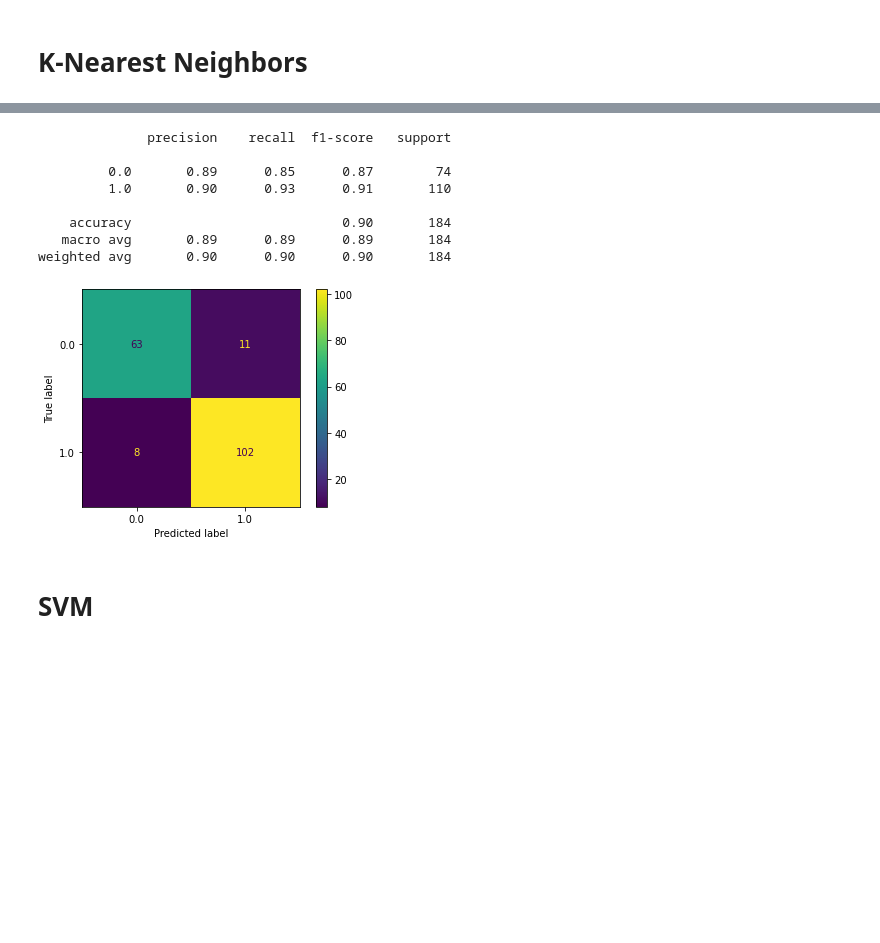
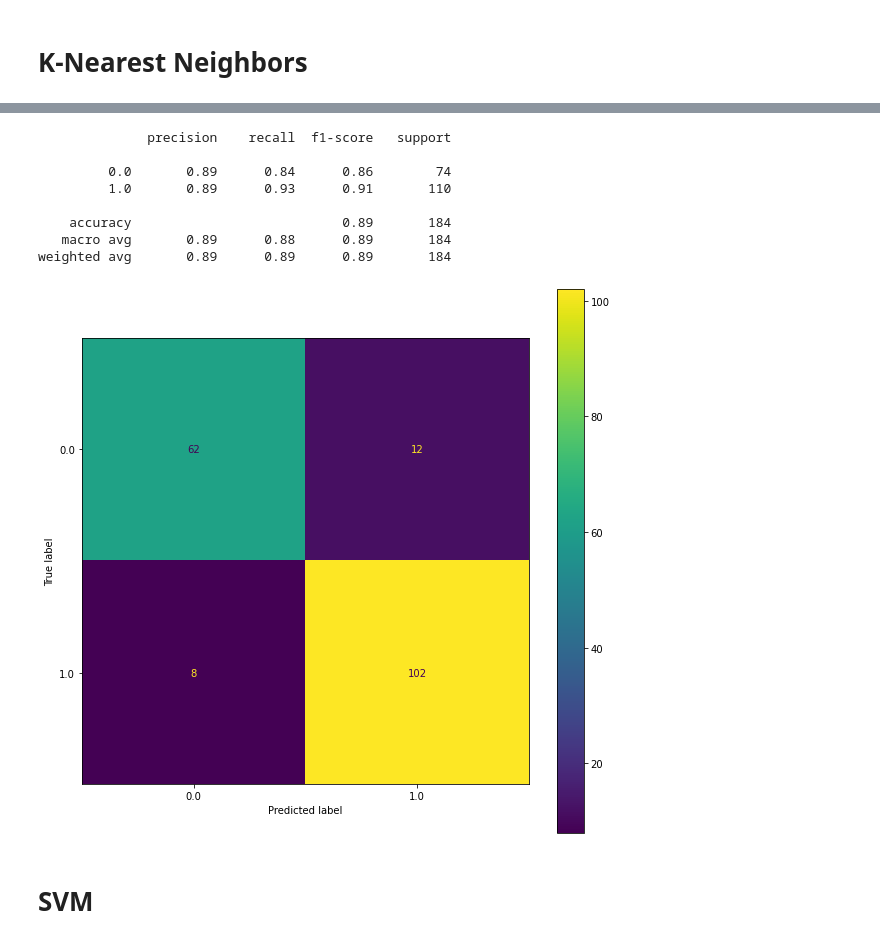
Before and after one commit to MarcheloJacome/AppTesis, a Jupyter notebook: notebook/Notebooks/TesisNotebookFinal.ipynb, the cells around one changed output, grey strips where cells are left out. Cells and saved outputs as stored; diff of their text form; code cells hidden in the pictures; blank space fills up the shorter version.

```diff
--- a/notebook/Notebooks/TesisNotebookFinal.ipynb
+++ b/notebook/Notebooks/TesisNotebookFinal.ipynb
@@ -281,7 +281,7 @@ Best: 0.864214 using {'C': 0.01, 'penalty': 'l2', 'solver': 'sag'}
 # %%
 #Creating the LogisticRegression model with the previously obtained parameters and the splitted data
 from sklearn.linear_model import LogisticRegression
-l_reg = LogisticRegression(C = 0.01, penalty='l2',solver ='sag',warm_start=True) # get instance of model
+l_reg = LogisticRegression(C = 0.01, penalty='l2',solver ='liblinear',warm_start=True) # get instance of model
 l_reg.fit(x_train, y_train) # Train/Fit model
 
 y_pred1 = l_reg.predict(x_test) # get y predictions
@@ -384,7 +384,7 @@ ValueError: 'lbfgs' solver can be used only when positive=True. Please use anoth
 # %%
 #Creating the LogisticRegression model with the previously obtained parameters and the splitted data
 from sklearn.linear_model import RidgeClassifier
-ridge_class = RidgeClassifier(alpha= 0.6, random_state= 0, solver= 'lsqr') # get instance of model
+ridge_class = RidgeClassifier(alpha= 0.1, random_state= 0, solver= 'sag') # get instance of model
 ridge_class.fit(x_train, y_train) # Train/Fit model
 #Testing the model with the classification report and confusion matrix
 y_pred2 = ridge_class.predict(x_test) # get y predictions
@@ -448,26 +448,26 @@ Best: 0.876931 using {'algorithm': 'ball_tree', 'leaf_size': 10, 'metric': 'manh
 # %%
 #Creating the KNeighborsClassifier model with the previously obtained parameters and the splitted data
 from sklearn.neighbors import KNeighborsClassifier
-k_near = KNeighborsClassifier(metric='manhattan', n_neighbors=21,
-                              weights='distance', leaf_size = 10,algorithm='ball_tree') # get instance of model
+k_near = KNeighborsClassifier(metric='manhattan', n_neighbors=15,
+                              weights='uniform', leaf_size = 10,algorithm='ball_tree') # get instance of model
 k_near.fit(x_train, y_train) # Train/Fit model
 y_pred3 = k_near.predict(x_test) # get y predictions
 #Testing the model with the classification report and confusion matrix
 print(classification_report(y_test, y_pred3)) # output accuracy
 cm_k_near = confusion_matrix(y_test, y_pred3, labels=k_near.classes_)
 disp_k_near = ConfusionMatrixDisplay(confusion_matrix=cm_k_near,display_labels=k_near.classes_)
 disp_k_near.plot()
 plt.show()
 # %% [output]
               precision    recall  f1-score   support
 
-         0.0       0.89      0.85      0.87        74
-         1.0       0.90      0.93      0.91       110
+         0.0       0.89      0.84      0.86        74
+         1.0       0.89      0.93      0.91       110
 
-    accuracy                           0.90       184
-   macro avg       0.89      0.89      0.89       184
-weighted avg       0.90      0.90      0.90       184
+    accuracy                           0.89       184
+   macro avg       0.89      0.88      0.89       184
+weighted avg       0.89      0.89      0.89       184
-[figure, old version]
+[figure, new version]
 # %% [markdown]
 # SVM
 # %%
```
Also changed, not shown: parts of 38 cells of this notebook, 20 other files.
